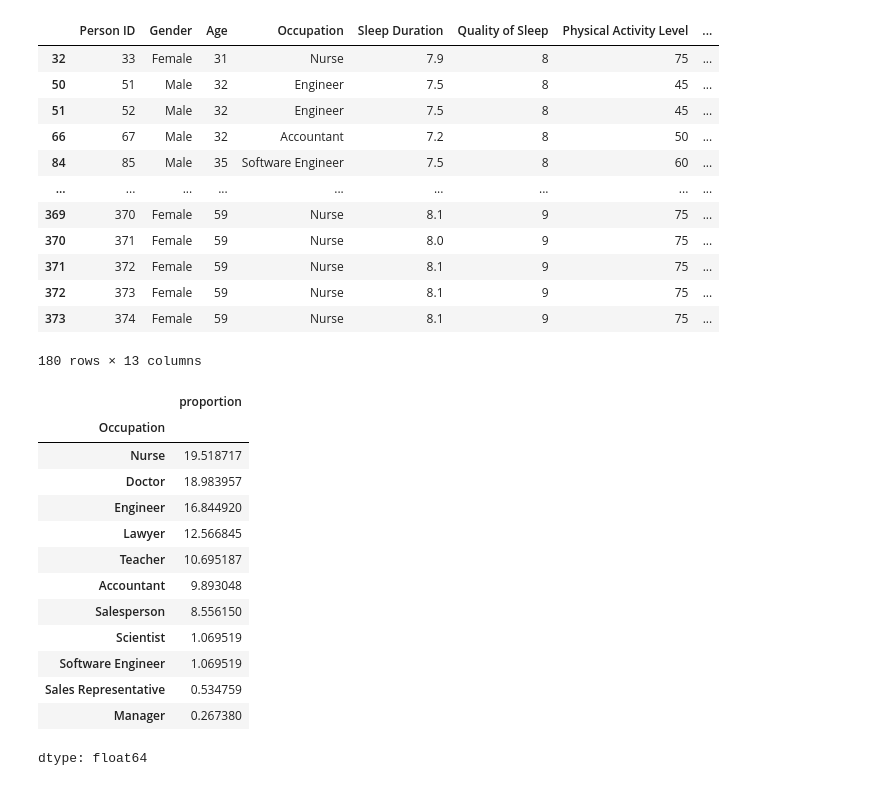
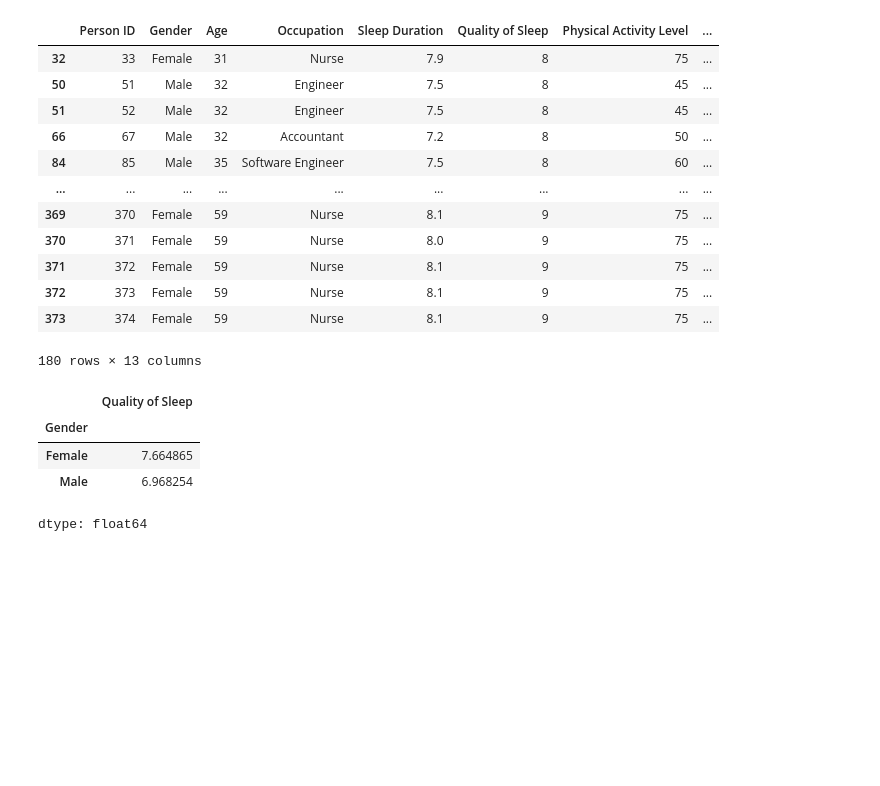
Before and after one commit to enzobanin/AnaliseDeDados, a Jupyter notebook: sonoEstiloDeVida.ipynb, the cells around one changed output. Saved outputs shown, nothing was run; the diff lists cells and outputs as text; code cells hidden in the pictures; blank space fills up the shorter version.

```diff
--- a/sonoEstiloDeVida.ipynb
+++ b/sonoEstiloDeVida.ipynb
@@ -146,21 +146,12 @@ condicao
 | 372 | 373 | Female | 59 | Nurse | 8.1 | 9 | 75 | ... |
 | 373 | 374 | Female | 59 | Nurse | 8.1 | 9 | 75 | ... |
 180 rows × 13 columns
-# %%
-df['Occupation'].value_counts(normalize=True)*100
-# %% [output]
-|  | proportion |
-| Occupation |  |
-| Nurse | 19.518717 |
-| Doctor | 18.983957 |
-| Engineer | 16.844920 |
-| Lawyer | 12.566845 |
-| Teacher | 10.695187 |
-| Accountant | 9.893048 |
-| Salesperson | 8.556150 |
-| Scientist | 1.069519 |
-| Software Engineer | 1.069519 |
-| Sales Representative | 0.534759 |
-| Manager | 0.267380 |
-dtype: float64
+# %%
+df.groupby("Gender")["Quality of Sleep"].mean()
+# %% [output]
+|  | Quality of Sleep |
+| Gender |  |
+| Female | 7.664865 |
+| Male | 6.968254 |
+dtype: float64
 # %%
```
Also changed, not shown: parts of 1 cell of this notebook.
